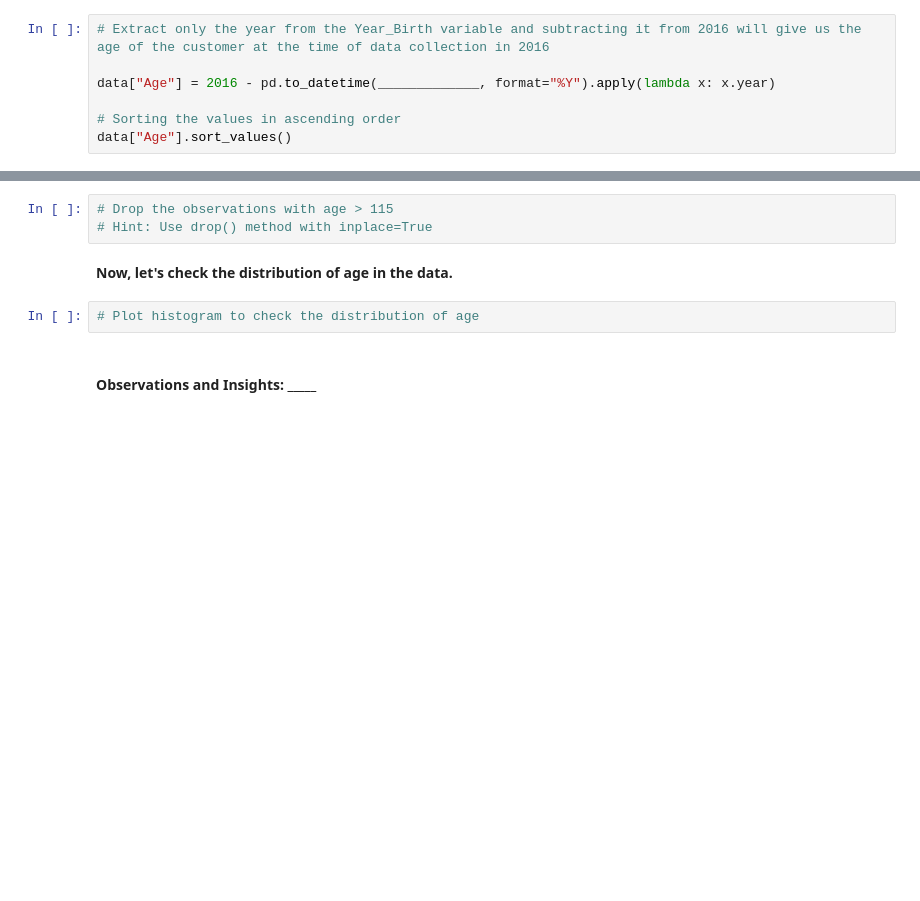
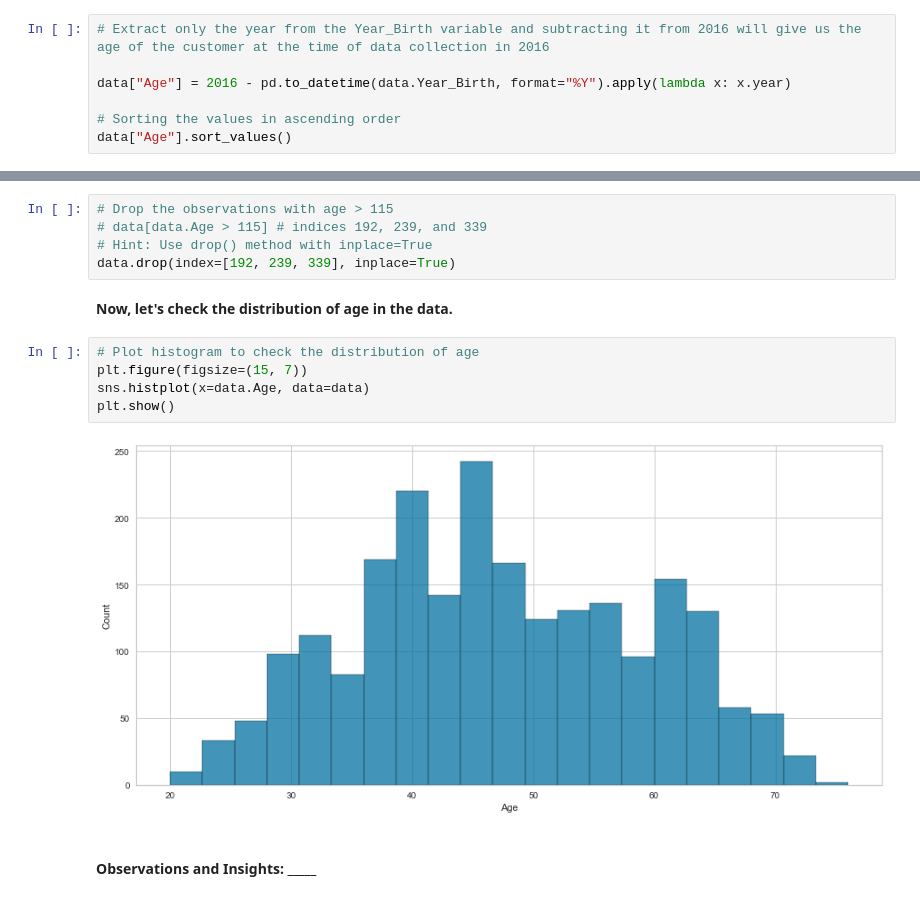
Before and after one commit to robertxbrown06/unsupervised-learning-customer-segmentation, a Jupyter notebook: Reference_Notebook_Milestone_1_Unsupervised_Learning.ipynb, the cells around one changed output, grey strips where cells are left out. Drawn from its saved outputs; the diff is of its cells as text; blank space fills up the shorter version.

```diff
--- a/Reference_Notebook_Milestone_1_Unsupervised_Learning.ipynb
+++ b/Reference_Notebook_Milestone_1_Unsupervised_Learning.ipynb
@@ -571,7 +584,7 @@ In this section, we will first prepare our dataset for analysis.
 # %%
 # Extract only the year from the Year_Birth variable and subtracting it from 2016 will give us the age of the customer at the time of data collection in 2016
 
-data["Age"] = 2016 - pd.to_datetime(_____________, format="%Y").apply(lambda x: x.year)
+data["Age"] = 2016 - pd.to_datetime(data.Year_Birth, format="%Y").apply(lambda x: x.year)
 
 # Sorting the values in ascending order
 data["Age"].sort_values()
@@ -583,11 +609,18 @@ data["Age"].sort_values()
 - We could observe from the above output that there are customers with an age greater than 115. Can this be true or a data anomaly? Can we drop these observations?
 # %%
 # Drop the observations with age > 115
+# data[data.Age > 115] # indices 192, 239, and 339
 # Hint: Use drop() method with inplace=True
+data.drop(index=[192, 239, 339], inplace=True)
 # %% [markdown]
 **Now, let's check the distribution of age in the data.**
 # %%
 # Plot histogram to check the distribution of age
+plt.figure(figsize=(15, 7))
+sns.histplot(x=data.Age, data=data)
+plt.show()
+# %% [output]
+[figure, added]
 # %% [markdown]
 #### **Observations and Insights: _____**
 # %% [markdown]
```
Also changed, not shown: parts of 54 cells of this notebook.
